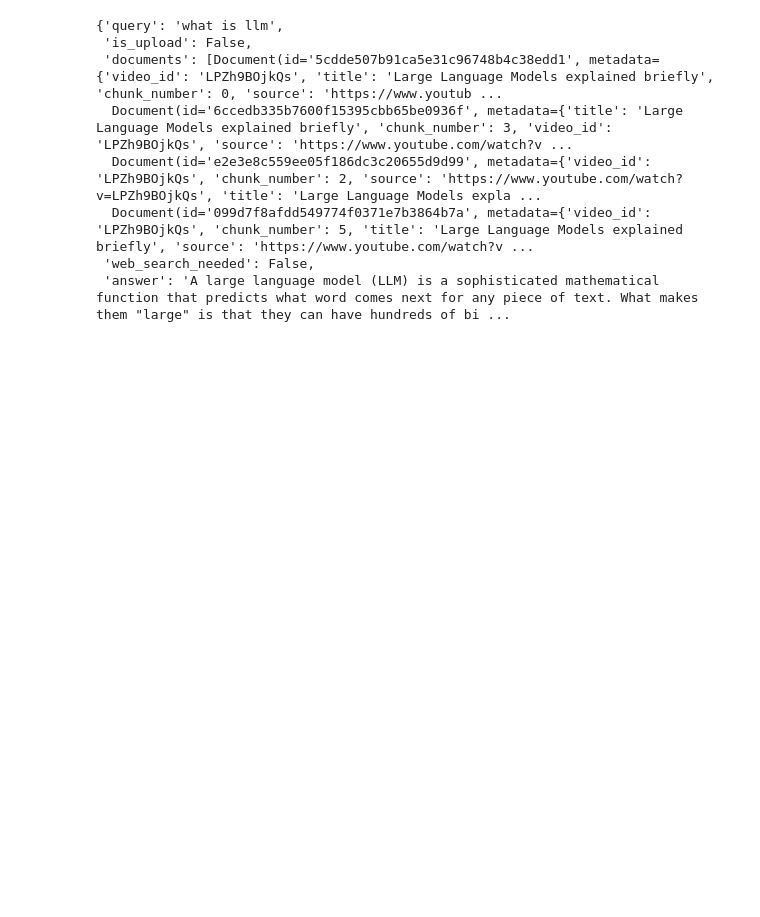
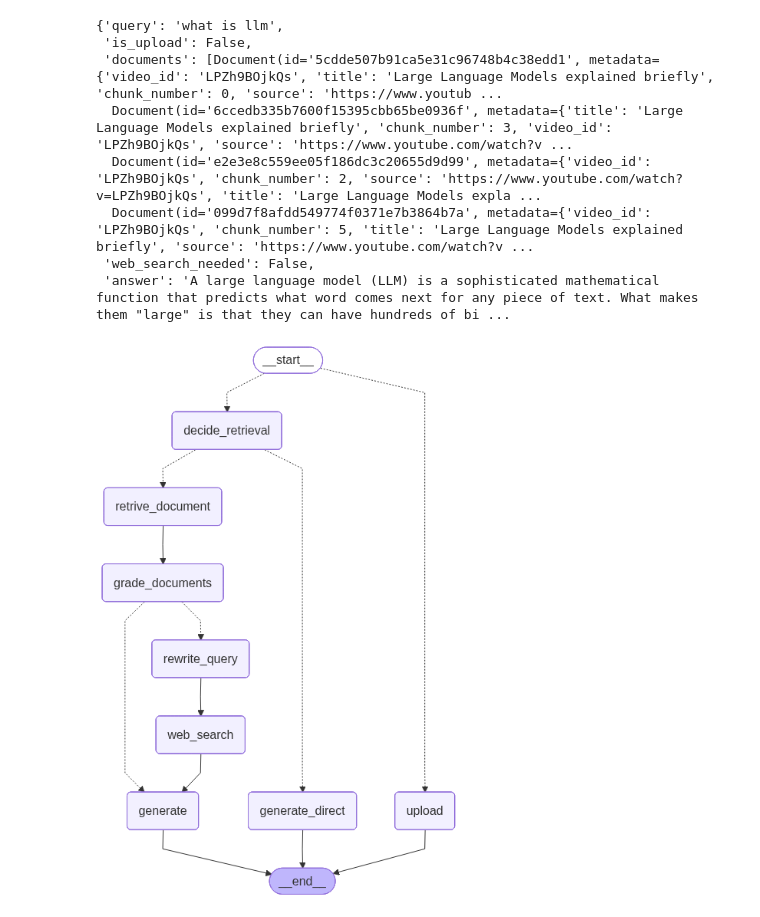
Before and after one commit to Rathan-r-nayak/Agentic-AI-using-LangGraph, a Jupyter notebook: YoutubeSummarize/youtube_summarize.ipynb, the cells around one changed output. Cells and saved outputs as stored; diff of their text form; code cells hidden in the pictures; blank space fills up the shorter version.

```diff
--- a/YoutubeSummarize/youtube_summarize.ipynb
+++ b/YoutubeSummarize/youtube_summarize.ipynb
@@ -329,0 +750,4 @@ workflow.invoke({"query":"what is llm", "is_upload": False})
+# %%
+workflow
+# %% [output]
+[figure, added]
```
Also changed, not shown: parts of 1 cell of this notebook, 5 other files.
